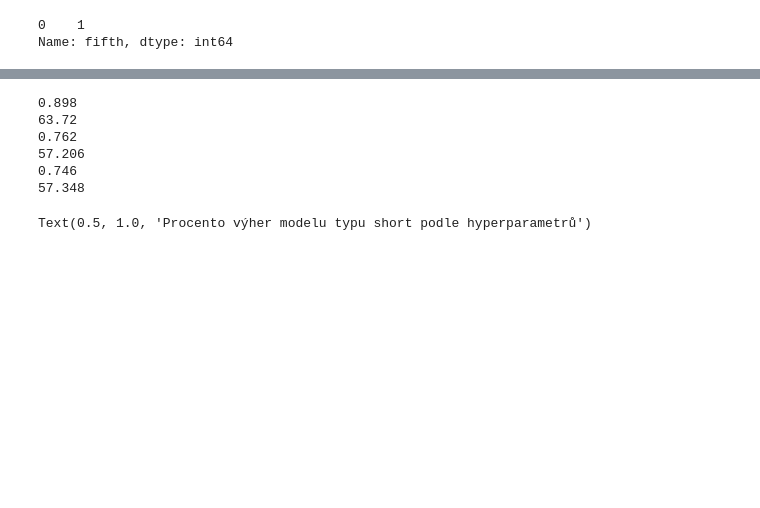
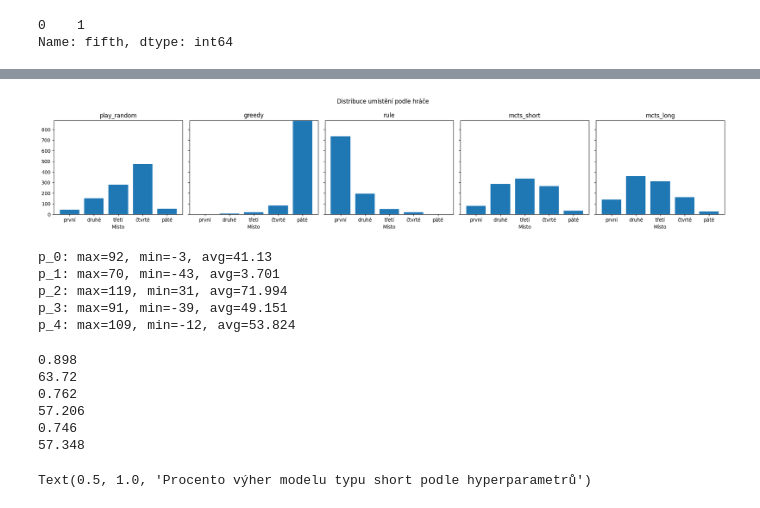
Before and after one commit to Violetta0712/obludarium, a Jupyter notebook: analyza.ipynb, the cells around one changed output, grey strips where cells are left out. Drawn from its saved outputs; the diff is of its cells as text; code cells hidden in the pictures; blank space fills up the shorter version.

```diff
--- a/analyza.ipynb
+++ b/analyza.ipynb
@@ -36,3 +87,41 @@ for p_id in range(len(players)):
+# %%
+places = ["first", "second", "third", "fourth", "fifth"]
+places_cz = ["první", "druhé", "třetí", "čtvrté", "páté"]
+
+num_players = 5
+fig, axes = plt.subplots(1, num_players, figsize=(20, 4), sharey=True)
+
+max_count = 0
+for i in range(num_players):
+    counts = [(df_mod[place] == i).sum() for place in places]
+    max_count = max(max_count, max(counts))
+
+for i, ax in enumerate(axes):
+    player_name = p_map[i]
+    counts = [(df_mod[place] == i).sum() for place in places]
+
+    ax.bar(places_cz, counts)
+    ax.set_title(player_name)
+    ax.set_xlabel("Místo")
+    ax.set_ylim(0, max_count)
+
+plt.suptitle("Distribuce umístění podle hráče")
+plt.tight_layout()
+plt.show()
+# %% [output]
+[figure, added]
+# %%
+for col in ["p_0", "p_1", "p_2", "p_3", "p_4"]:
+    max_points = max(df_mod[col])
+    min_points = min(df_mod[col])
+    avg_points = sum(df_mod[col])/len(df_mod[col])
+    print(f"{col}: max={max_points}, min={min_points}, avg={avg_points}")
+# %% [output]
+p_0: max=92, min=-3, avg=41.13
+p_1: max=70, min=-43, avg=3.701
+p_2: max=119, min=31, avg=71.994
+p_3: max=91, min=-39, avg=49.151
+p_4: max=109, min=-12, avg=53.824
 # %%
 short_10_50 = pd.read_csv('out.csv')
 short_2_250 = pd.read_csv('out1.csv')
```
Also changed, not shown: parts of 5 cells of this notebook.
